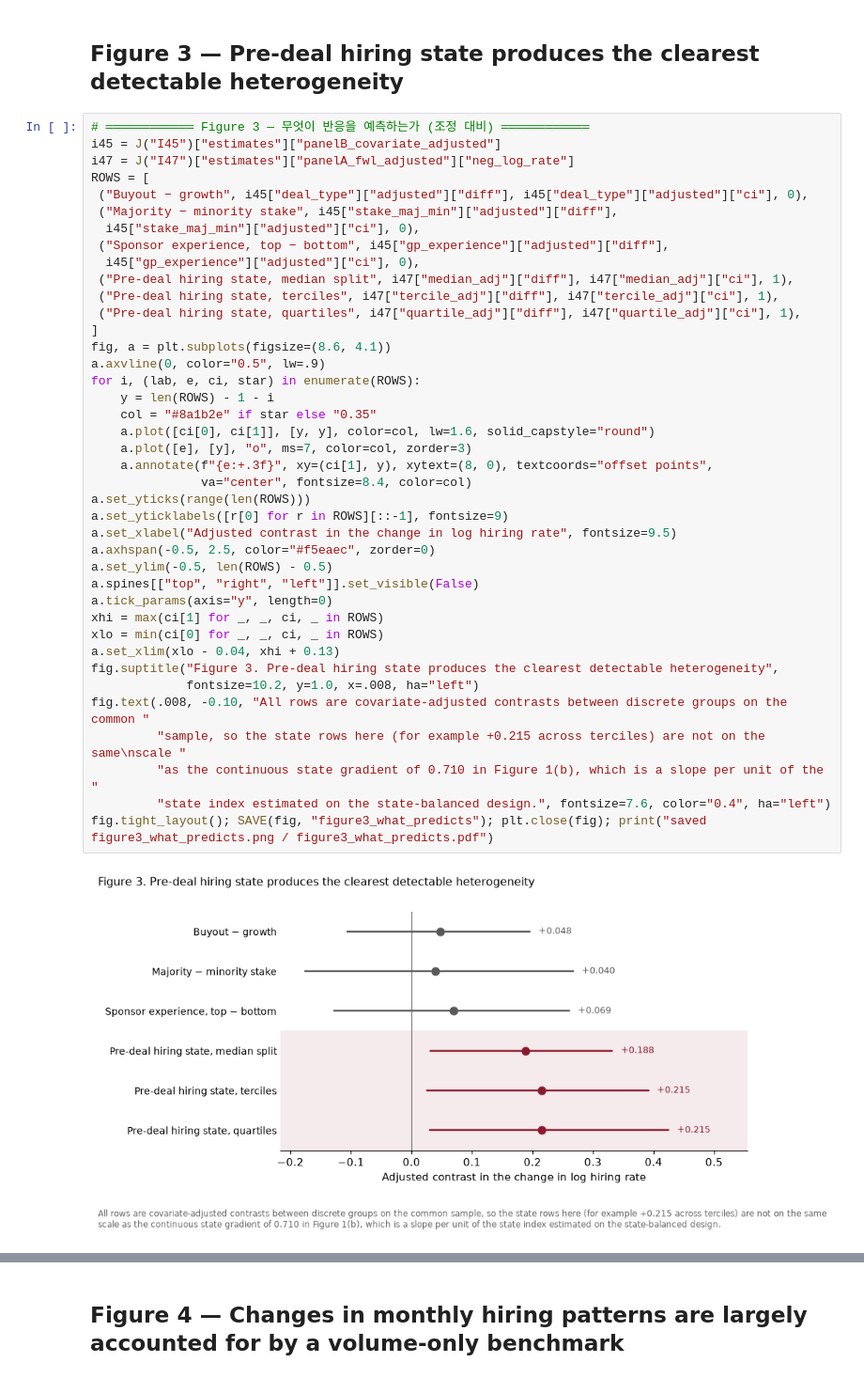
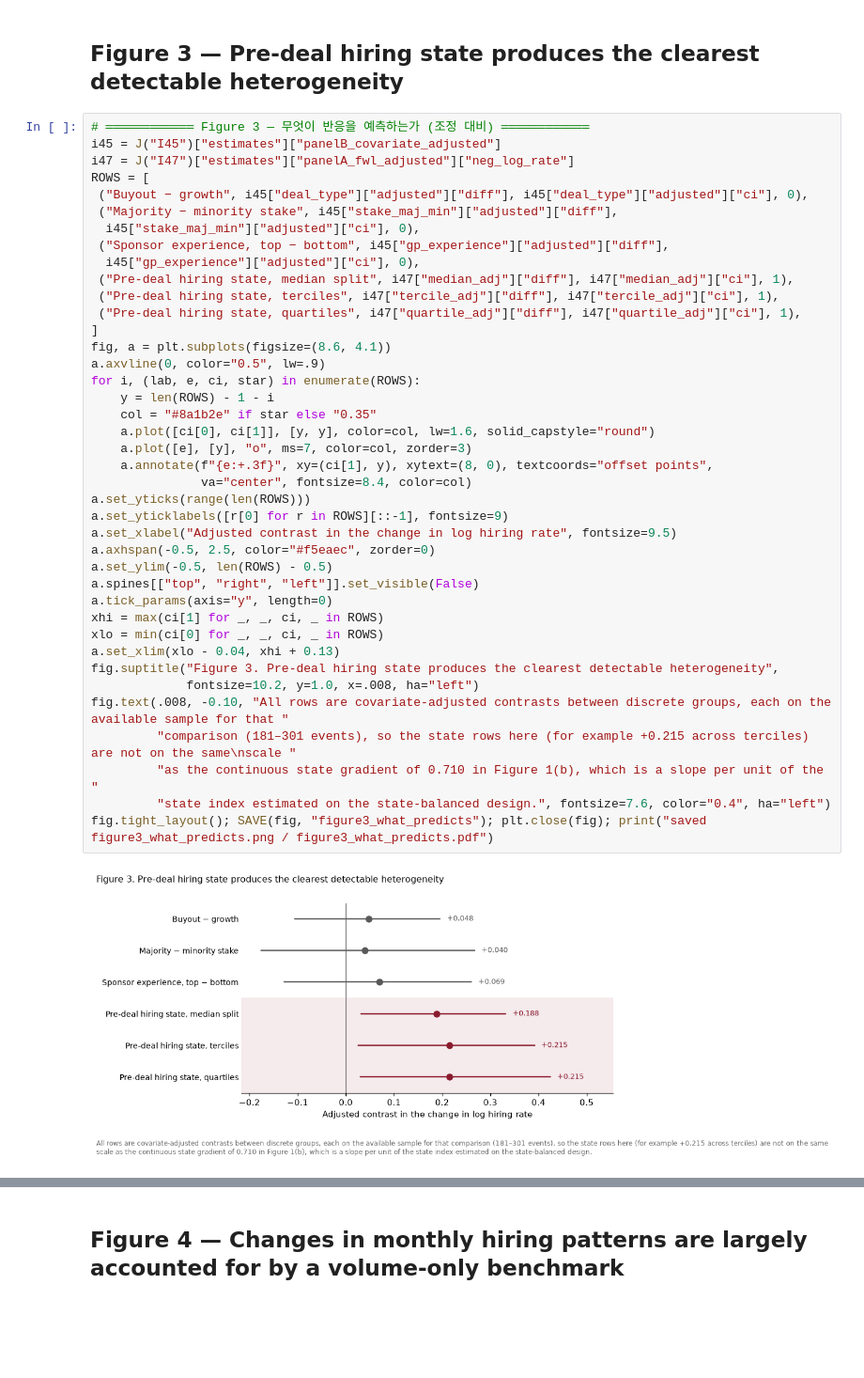
Before and after one commit to Real-K/paper_Private-Equity-and-Employment, a Jupyter notebook: notebooks/02_figures.ipynb, the cells around one changed output, grey strips where cells are left out. Shown at 94% size. Saved outputs shown, nothing was run; the diff lists cells and outputs as text; blank space fills up the shorter version.

```diff
--- a/notebooks/02_figures.ipynb
+++ b/notebooks/02_figures.ipynb
@@ -170,36 +170,36 @@ ROWS = [
   i45["gp_experience"]["adjusted"]["ci"], 0),
  ("Pre-deal hiring state, median split", i47["median_adj"]["diff"], i47["median_adj"]["ci"], 1),
  ("Pre-deal hiring state, terciles", i47["tercile_adj"]["diff"], i47["tercile_adj"]["ci"], 1),
  ("Pre-deal hiring state, quartiles", i47["quartile_adj"]["diff"], i47["quartile_adj"]["ci"], 1),
 ]
 fig, a = plt.subplots(figsize=(8.6, 4.1))
 a.axvline(0, color="0.5", lw=.9)
 for i, (lab, e, ci, star) in enumerate(ROWS):
     y = len(ROWS) - 1 - i
     col = "#8a1b2e" if star else "0.35"
     a.plot([ci[0], ci[1]], [y, y], color=col, lw=1.6, solid_capstyle="round")
     a.plot([e], [y], "o", ms=7, color=col, zorder=3)
     a.annotate(f"{e:+.3f}", xy=(ci[1], y), xytext=(8, 0), textcoords="offset points",
                va="center", fontsize=8.4, color=col)
 a.set_yticks(range(len(ROWS)))
 a.set_yticklabels([r[0] for r in ROWS][::-1], fontsize=9)
 a.set_xlabel("Adjusted contrast in the change in log hiring rate", fontsize=9.5)
 a.axhspan(-0.5, 2.5, color="#f5eaec", zorder=0)
 a.set_ylim(-0.5, len(ROWS) - 0.5)
 a.spines[["top", "right", "left"]].set_visible(False)
 a.tick_params(axis="y", length=0)
 xhi = max(ci[1] for _, _, ci, _ in ROWS)
 xlo = min(ci[0] for _, _, ci, _ in ROWS)
 a.set_xlim(xlo - 0.04, xhi + 0.13)
 fig.suptitle("Figure 3. Pre-deal hiring state produces the clearest detectable heterogeneity",
              fontsize=10.2, y=1.0, x=.008, ha="left")
-fig.text(.008, -0.10, "All rows are covariate-adjusted contrasts between discrete groups on the common "
-         "sample, so the state rows here (for example +0.215 across terciles) are not on the same\nscale "
+fig.text(.008, -0.10, "All rows are covariate-adjusted contrasts between discrete groups, each on the available sample for that "
+         "comparison (181–301 events), so the state rows here (for example +0.215 across terciles) are not on the same\nscale "
          "as the continuous state gradient of 0.710 in Figure 1(b), which is a slope per unit of the "
          "state index estimated on the state-balanced design.", fontsize=7.6, color="0.4", ha="left")
 fig.tight_layout(); SAVE(fig, "figure3_what_predicts"); plt.close(fig); print("saved figure3_what_predicts.png / figure3_what_predicts.pdf")
 # %% [output]
-[figure, old version]
+[figure, new version]
 saved figure3_what_predicts.png / figure3_what_predicts.pdf
 # %% [markdown]
 ## Figure 4 — Changes in monthly hiring patterns are largely accounted for by a volume-only benchmark
```
Also changed, not shown: parts of 2 cells of this notebook, 21 other files.
